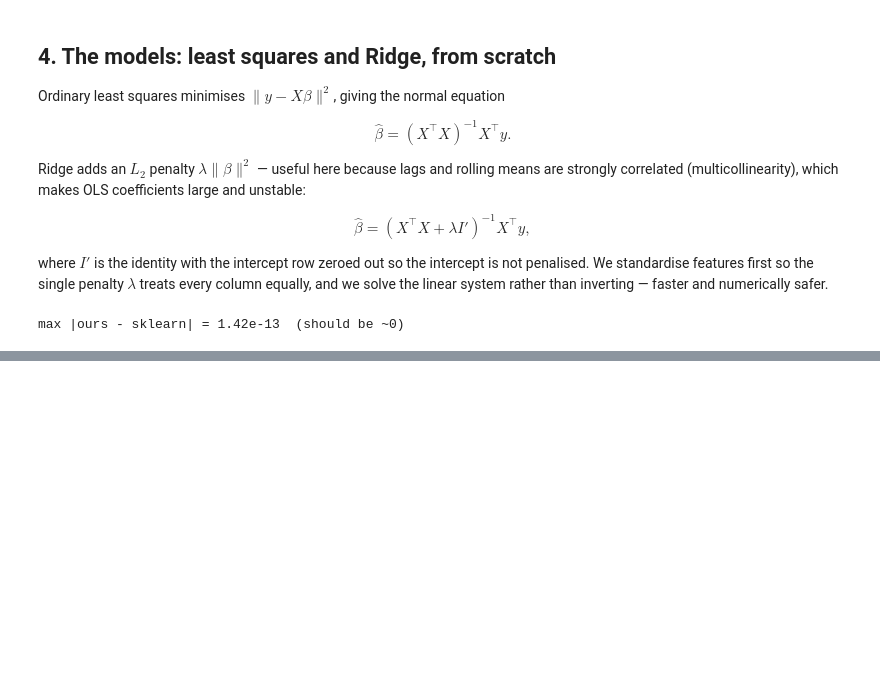
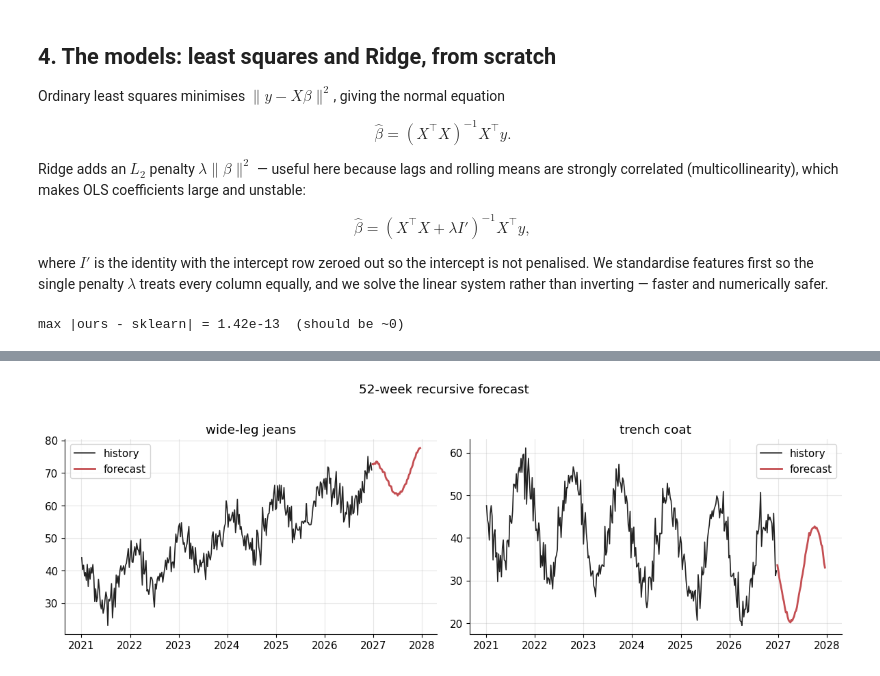
Before and after one commit to radostinaaa/trend-forecasting, a Jupyter notebook: 01_timeseries_forecasting.ipynb, the cells around one changed output, grey strips where cells are left out. Drawn from its saved outputs; the diff is of its cells as text; code cells hidden in the pictures; blank space fills up the shorter version.

Commit message:
forecasting ahead, residual diagnostics

```diff
--- a/01_timeseries_forecasting.ipynb
+++ b/01_timeseries_forecasting.ipynb
@@ -232,0 +293,35 @@ max |ours - sklearn| = 1.42e-13  (should be ~0)
+# %%
+def recursive_forecast(model, scaler, y_hist, horizon, lags=LAGS, roll=ROLL, period=PERIOD):
+    '''forecast horizon steps ahead, recycling predictions as new lags.'''
+    hist = list(np.asarray(y_hist, float))
+    preds = []
+    for h in range(horizon):
+        t = len(hist)
+        feat = {f"lag_{L}": hist[t - L] for L in lags}
+        feat.update({f"rollmean_{R}": np.mean(hist[t - R:t]) for R in roll})
+        feat["t"] = t; feat["sin"] = np.sin(2*np.pi*t/period); feat["cos"] = np.cos(2*np.pi*t/period)
+        x = np.array([[feat[c] for c in FEATURES]])
+        yhat = float(np.clip(model.predict(scaler.transform(x))[0], 0, 100))
+        hist.append(yhat); preds.append(yhat)
+    return np.array(preds)
+
+H = 52   # forecast a full year ahead
+def fit_full(y):
+    X, yt = make_supervised(y)
+    sc = Standardizer().fit(X.values)
+    model = RidgeRegression(alpha=5.0).fit(sc.transform(X.values), yt)
+    return model, sc
+
+fig, axes = plt.subplots(1, 2, figsize=(12, 4))
+for ax, style in zip(axes, ["wide-leg jeans", "trench coat"]):
+    y_s = trends[style].values
+    model, sc = fit_full(y_s)
+    fc = recursive_forecast(model, sc, y_s, H)
+    future = pd.date_range(trends.index[-1], periods=H + 1, freq="W")[1:]
+    ax.plot(trends.index, y_s, label="history", color="#222", linewidth=1.2)
+    ax.plot(future, fc, label="forecast", color="#C44E52", linewidth=2)
+    ax.set_title(style); ax.legend()
+fig.suptitle("52-week recursive forecast", y=1.02)
+plt.tight_layout(); plt.show()
+# %% [output]
+[figure, added]
```
Also changed, not shown: parts of 11 cells of this notebook.
